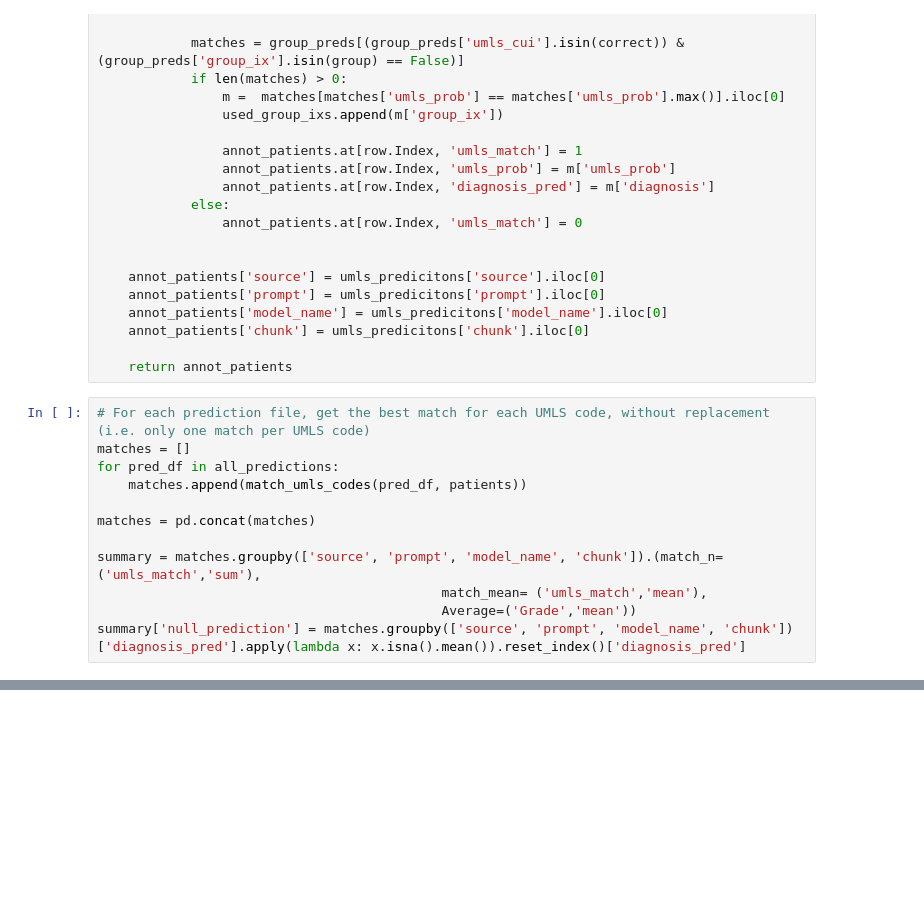
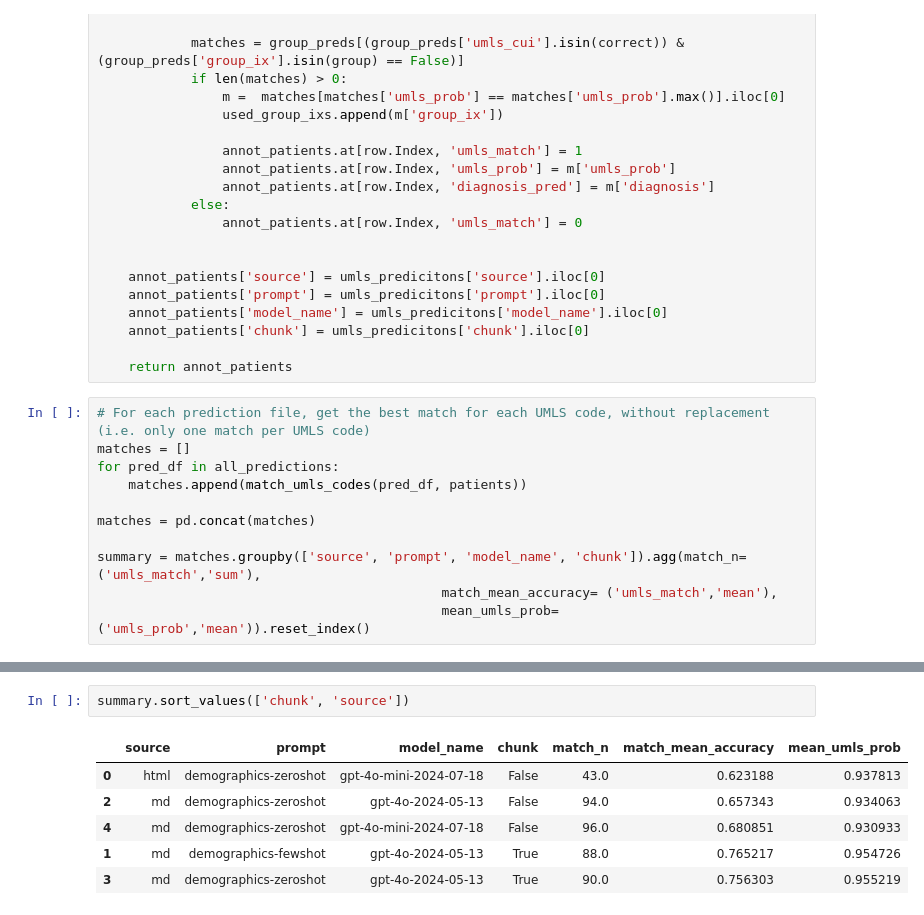
Before and after one commit to adelavega/biomed-llm-retrieval, a Jupyter notebook: analysis/umls_evaluate_compare.ipynb, the cells around one changed output, grey strips where cells are left out. Saved outputs shown, nothing was run; the diff lists cells and outputs as text; blank space fills up the shorter version.

```diff
--- a/analysis/umls_evaluate_compare.ipynb
+++ b/analysis/umls_evaluate_compare.ipynb
@@ -79,7 +82,6 @@ for pred_df in all_predictions:
 
 matches = pd.concat(matches)
 
-summary = matches.groupby(['source', 'prompt', 'model_name', 'chunk']).(match_n=('umls_match','sum'),
-                                            match_mean= ('umls_match','mean'),
-                                            Average=('Grade','mean'))
-summary['null_prediction'] = matches.groupby(['source', 'prompt', 'model_name', 'chunk'])['diagnosis_pred'].apply(lambda x: x.isna().mean()).reset_index()['diagnosis_pred']
+summary = matches.groupby(['source', 'prompt', 'model_name', 'chunk']).agg(match_n=('umls_match','sum'),
+                                            match_mean_accuracy= ('umls_match','mean'),
+                                            mean_umls_prob=('umls_prob','mean')).reset_index()
@@ -149,0 +88,9 @@ for pmcid in isna:
+# %%
+summary.sort_values(['chunk', 'source'])
+# %% [output]
+|  | source | prompt | model_name | chunk | match_n | match_mean_accuracy | mean_umls_prob |
+| 0 | html | demographics-zeroshot | gpt-4o-mini-2024-07-18 | False | 43.0 | 0.623188 | 0.937813 |
+| 2 | md | demographics-zeroshot | gpt-4o-2024-05-13 | False | 94.0 | 0.657343 | 0.934063 |
+| 4 | md | demographics-zeroshot | gpt-4o-mini-2024-07-18 | False | 96.0 | 0.680851 | 0.930933 |
+| 1 | md | demographics-fewshot | gpt-4o-2024-05-13 | True | 88.0 | 0.765217 | 0.954726 |
+| 3 | md | demographics-zeroshot | gpt-4o-2024-05-13 | True | 90.0 | 0.756303 | 0.955219 |
```
Also changed, not shown: parts of 13 cells of this notebook, 3 other files.
